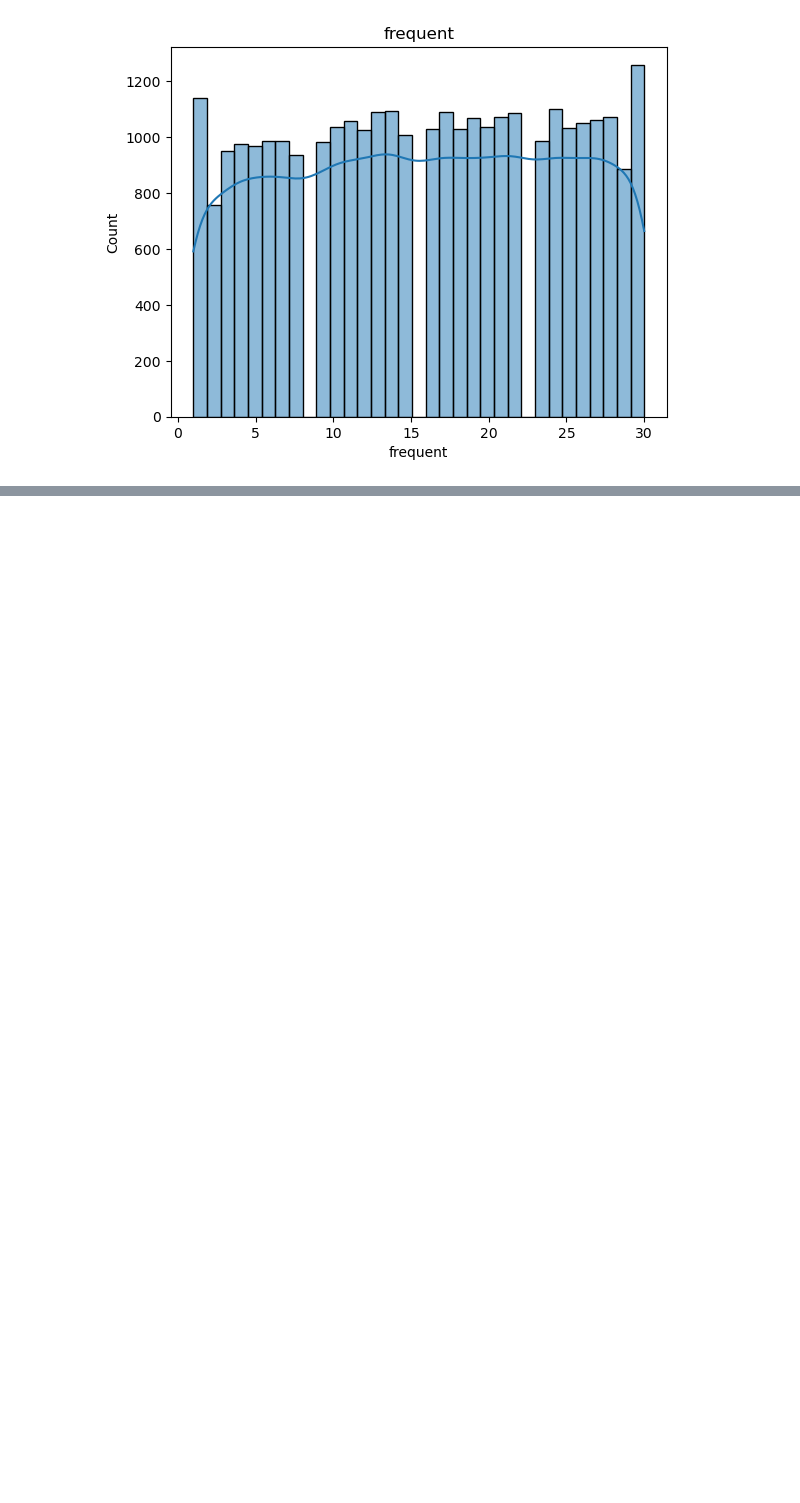
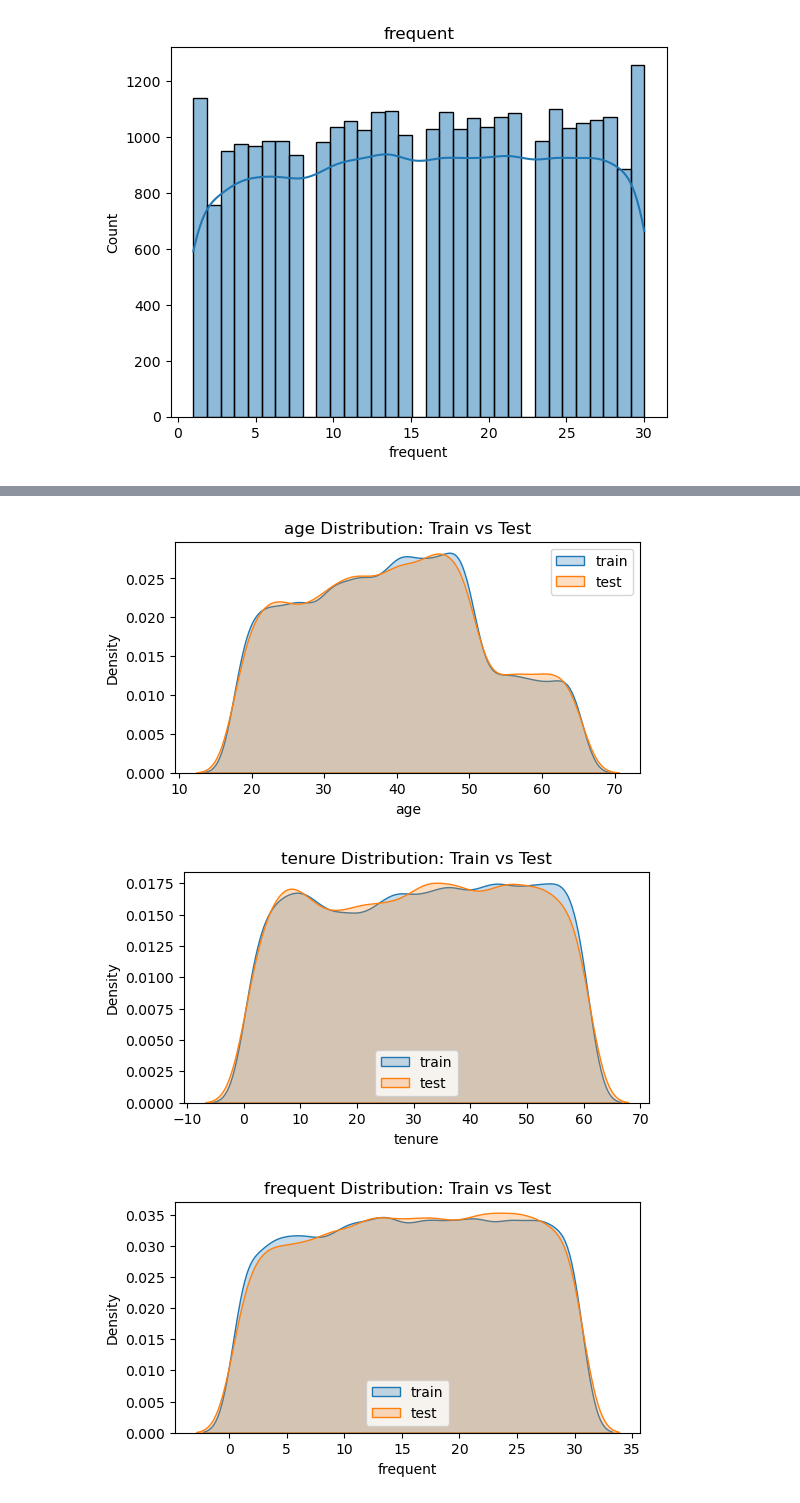
Before and after one commit to Yeoeun-Lim/dacon-customer-support-classification, a Jupyter notebook: notebooks/EDA.ipynb, the cells around one changed output, grey strips where cells are left out. Saved outputs shown, nothing was run; the diff lists cells and outputs as text; code cells hidden in the pictures; blank space fills up the shorter version.

```diff
--- a/notebooks/EDA.ipynb
+++ b/notebooks/EDA.ipynb
@@ -78,0 +122,17 @@ for col in num_cols[:3]:  # 상위 3개만 예시
+# %%
+# Train/Test 간 데이터 분포 차이 확인
+
+num_cols = train.select_dtypes(include=['int64', 'float64']).columns
+num_cols = [col for col in num_cols if col != 'support_needs']  # target 제외
+
+for col in num_cols:
+    plt.figure(figsize=(6,3))
+    sns.kdeplot(train[col], label='train', fill=True)
+    sns.kdeplot(test[col], label='test', fill=True)
+    plt.title(f'{col} Distribution: Train vs Test')
+    plt.legend()
+    plt.show()
+# %% [output]
+[figure, added]
+[figure, added]
+[figure, added]
```
Also changed, not shown: parts of 5 cells of this notebook.
